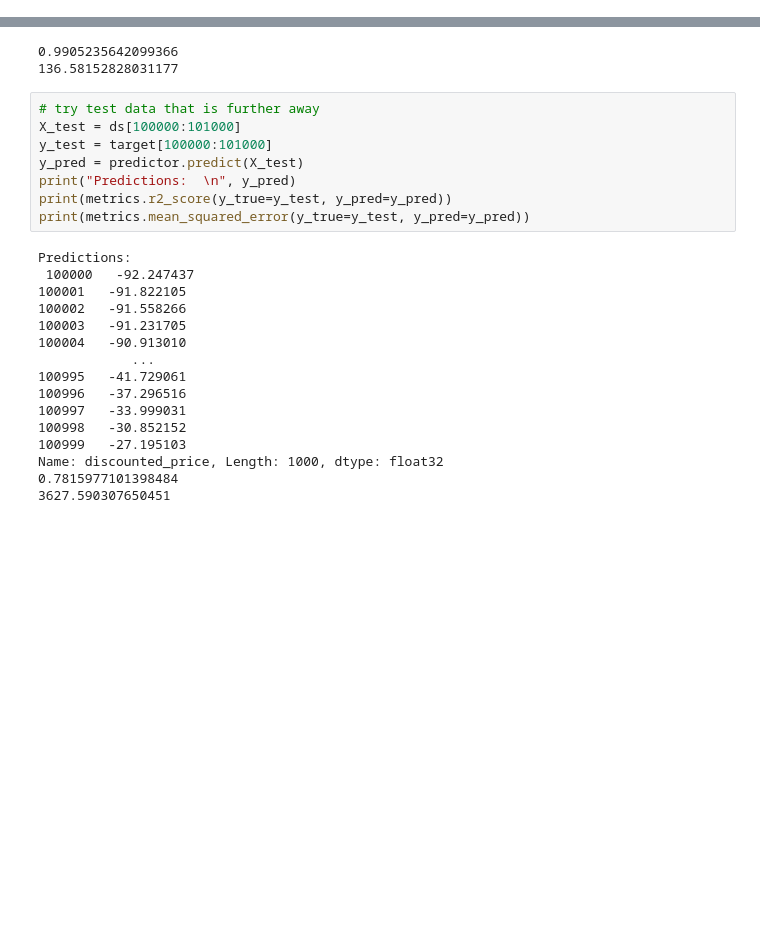
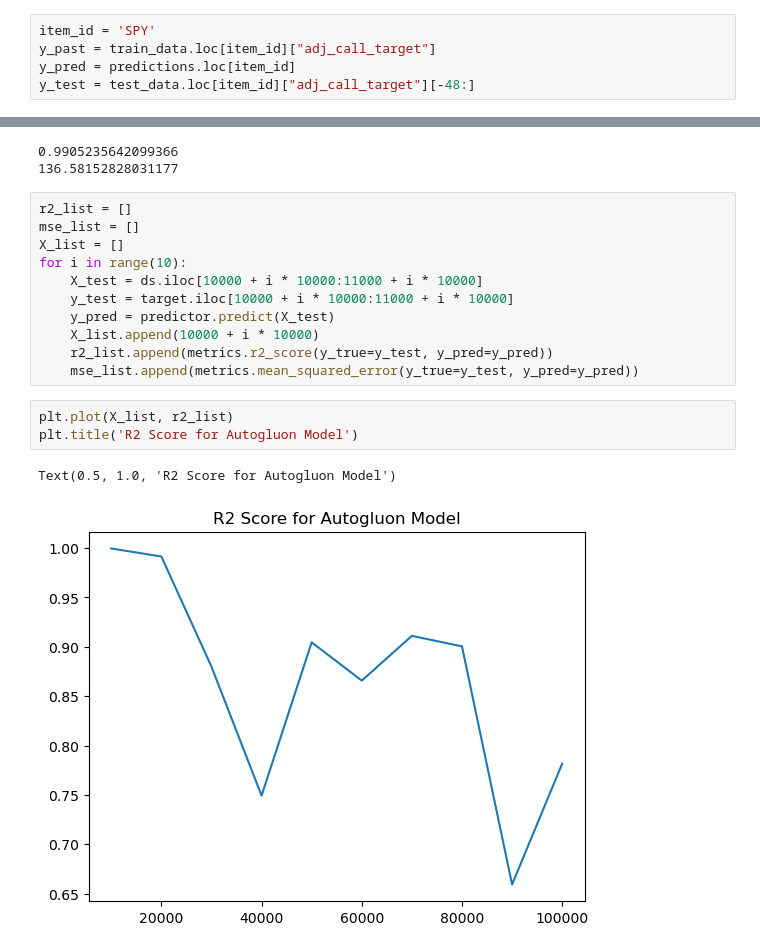
Before and after one commit to Yichen-Wang-2003/24W-PIC16B-Group4, a Jupyter notebook: Autogluon.ipynb, the cells around one changed output, grey strips where cells are left out. Drawn from its saved outputs; the diff is of its cells as text; blank space fills up the shorter version.

```diff
--- a/Autogluon.ipynb
+++ b/Autogluon.ipynb
@@ -132,3 +177,8 @@ from sklearn import metrics
+# %%
+item_id = 'SPY'
+y_past = train_data.loc[item_id]["adj_call_target"]
+y_pred = predictions.loc[item_id]
+y_test = test_data.loc[item_id]["adj_call_target"][-48:]
 # %%
 y_pred = predictor.predict(X_test)
 print(metrics.r2_score(y_true=y_test, y_pred=y_pred))
@@ -136,27 +186,20 @@ print(metrics.mean_squared_error(y_true=y_test, y_pred=y_pred))
 # %% [output]
 0.9905235642099366
 136.58152828031177
-# %%
-# try test data that is further away
-X_test = ds[100000:101000]
-y_test = target[100000:101000]
-y_pred = predictor.predict(X_test)
-print("Predictions:  \n", y_pred)
-print(metrics.r2_score(y_true=y_test, y_pred=y_pred))
-print(metrics.mean_squared_error(y_true=y_test, y_pred=y_pred))
-# %% [output]
-Predictions:
- 100000   -92.247437
-100001   -91.822105
-100002   -91.558266
-100003   -91.231705
-100004   -90.913010
-            ...
-100995   -41.729061
-100996   -37.296516
-100997   -33.999031
-100998   -30.852152
-100999   -27.195103
-Name: discounted_price, Length: 1000, dtype: float32
-0.7815977101398484
-3627.590307650451
+# %%
+r2_list = []
+mse_list = []
+X_list = []
+for i in range(10):
+    X_test = ds.iloc[10000 + i * 10000:11000 + i * 10000]
+    y_test = target.iloc[10000 + i * 10000:11000 + i * 10000]
+    y_pred = predictor.predict(X_test)
+    X_list.append(10000 + i * 10000)
+    r2_list.append(metrics.r2_score(y_true=y_test, y_pred=y_pred))
+    mse_list.append(metrics.mean_squared_error(y_true=y_test, y_pred=y_pred))
+# %%
+plt.plot(X_list, r2_list)
+plt.title('R2 Score for Autogluon Model')
+# %% [output]
+Text(0.5, 1.0, 'R2 Score for Autogluon Model')
+[figure, added]
```
Also changed, not shown: parts of 19 cells of this notebook, 6 other files.
